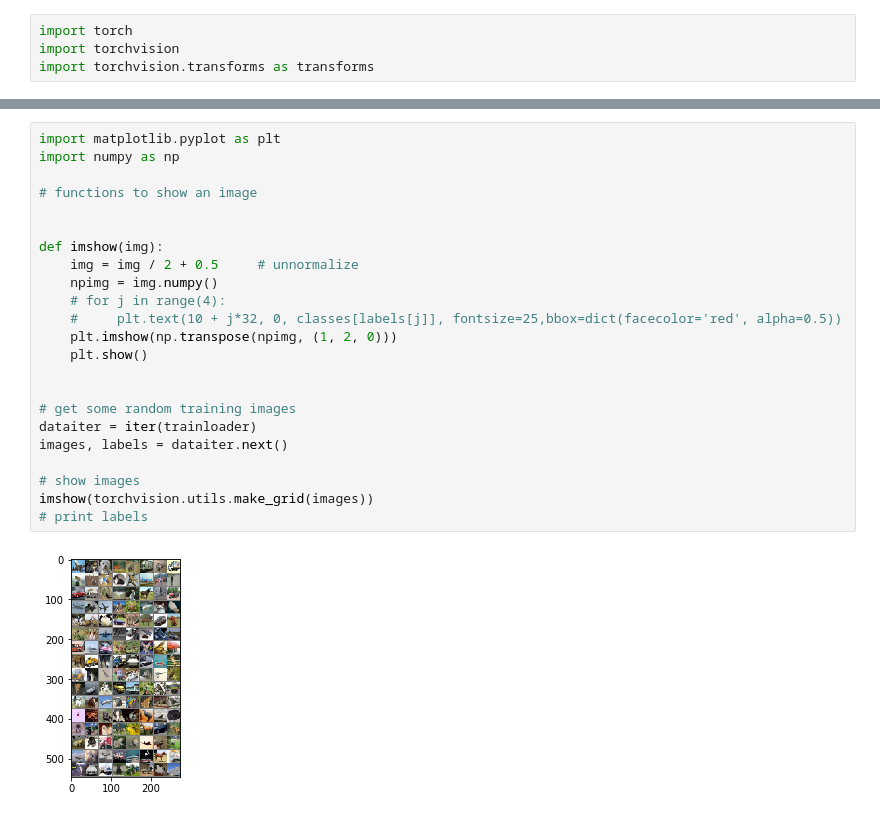
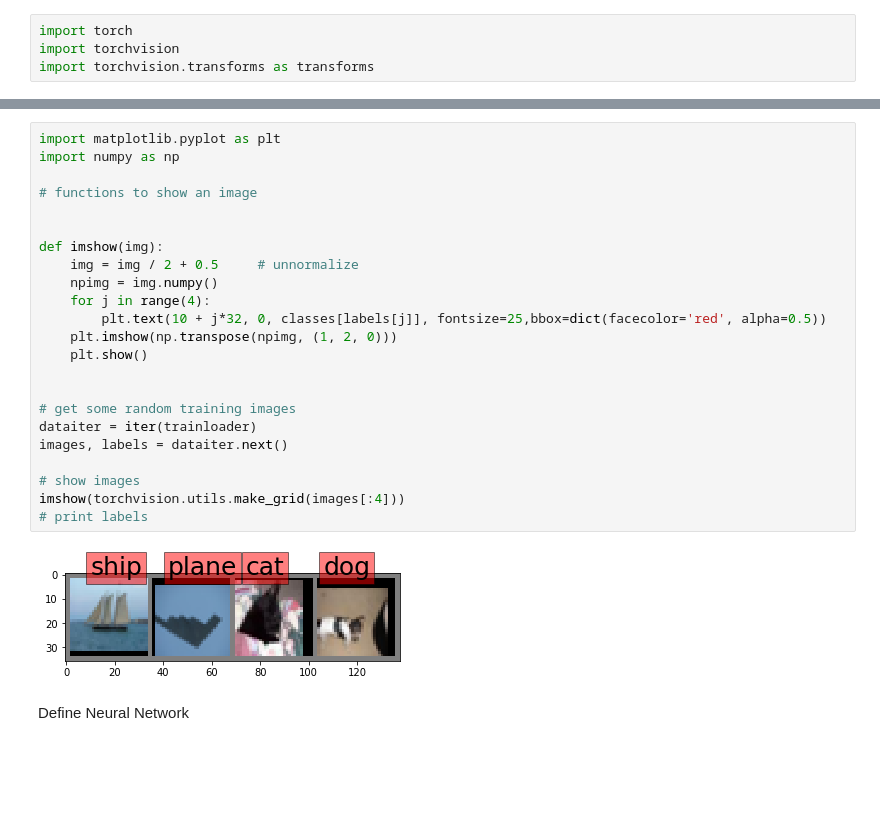
Before and after one commit to Silence1995/Pytorch, a Jupyter notebook: image_classification.ipynb, the cells around one changed output, grey strips where cells are left out. Cells and saved outputs as stored; diff of their text form; blank space fills up the shorter version.

Commit message:
update image classifactiom with some descripition

```diff
--- a/image_classification.ipynb
+++ b/image_classification.ipynb
@@ -37,28 +42,30 @@ Files already downloaded and verified
 # %%
 import matplotlib.pyplot as plt
 import numpy as np
 
 # functions to show an image
 
 
 def imshow(img):
     img = img / 2 + 0.5     # unnormalize
     npimg = img.numpy()
-    # for j in range(4):
-    #     plt.text(10 + j*32, 0, classes[labels[j]], fontsize=25,bbox=dict(facecolor='red', alpha=0.5))
+    for j in range(4):
+        plt.text(10 + j*32, 0, classes[labels[j]], fontsize=25,bbox=dict(facecolor='red', alpha=0.5))
     plt.imshow(np.transpose(npimg, (1, 2, 0)))
     plt.show()
 
 
 # get some random training images
 dataiter = iter(trainloader)
 images, labels = dataiter.next()
 
 # show images
-imshow(torchvision.utils.make_grid(images))
+imshow(torchvision.utils.make_grid(images[:4]))
 # print labels
 # %% [output]
-[figure, old version]
+[figure, new version]
+# %% [markdown]
+Define Neural Network
 # %%
 import torch.nn as nn
 import torch.nn.functional as F
```
Also changed, not shown: parts of 24 cells of this notebook.
